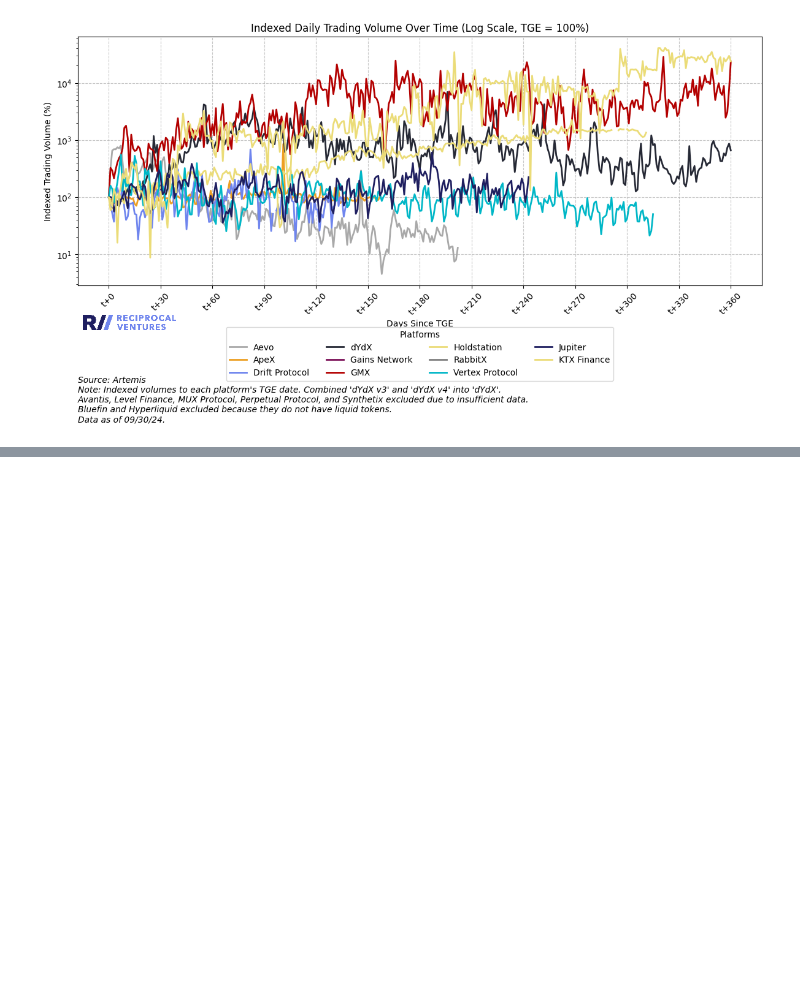
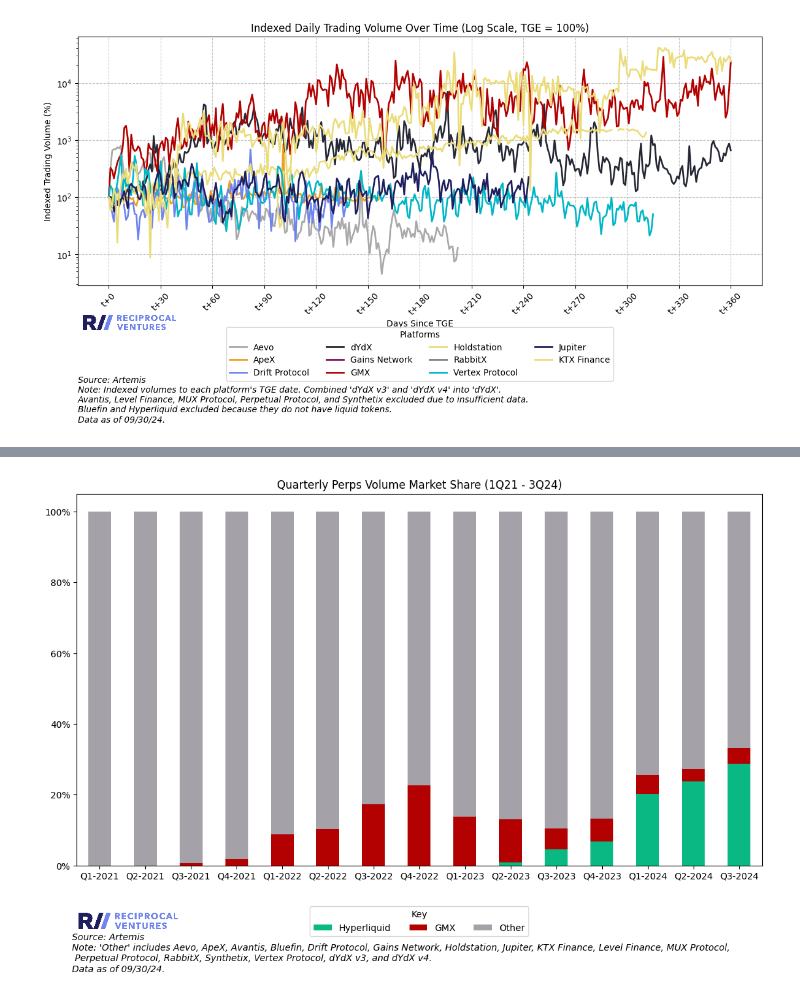
Before and after one commit to jimboevans/Hyperliquid-blog-post, a Jupyter notebook: analysis.ipynb, the cells around one changed output, grey strips where cells are left out. Saved outputs shown, nothing was run; the diff lists cells and outputs as text; code cells hidden in the pictures; blank space fills up the shorter version.

```diff
--- a/analysis.ipynb
+++ b/analysis.ipynb
@@ -781,0 +1011,5 @@ plot_indexed_volume(input_file)
+# %%
+# Chart 10 chart
+plot_perpetual_volumes(input_file)
+# %% [output]
+[figure, added]
```
Also changed, not shown: parts of 5 cells of this notebook.
